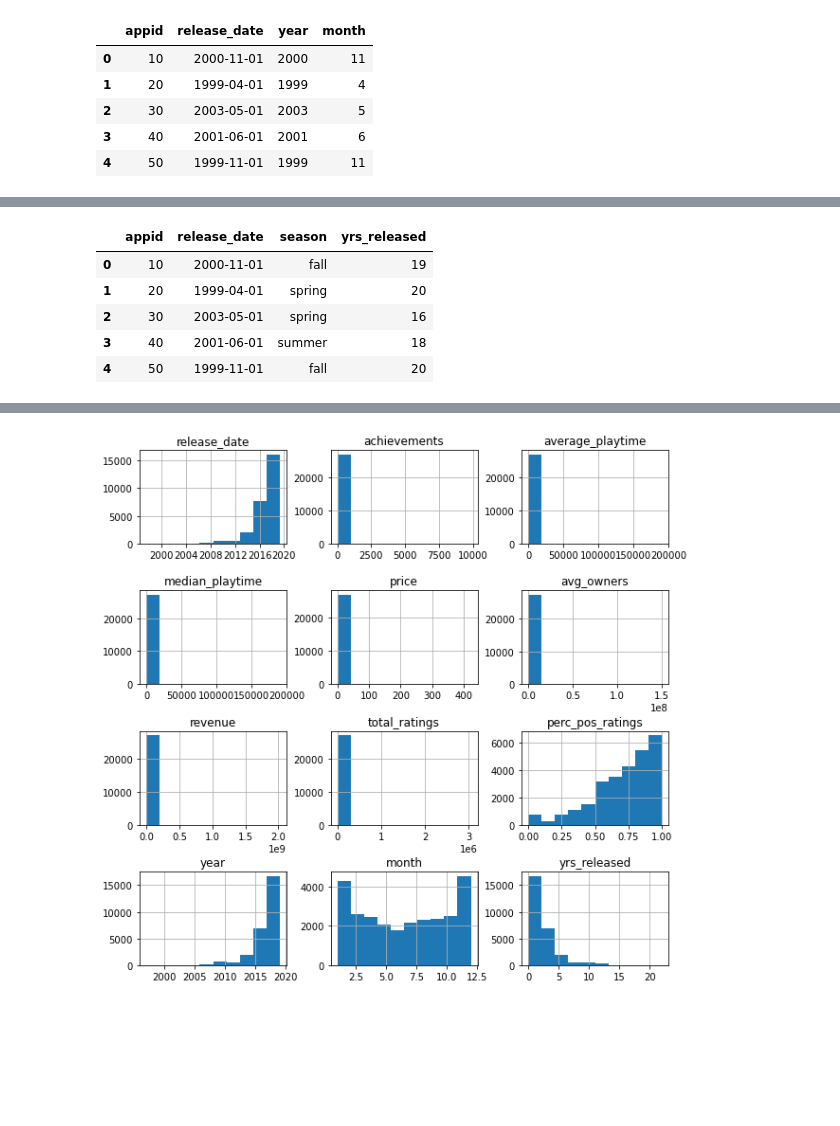
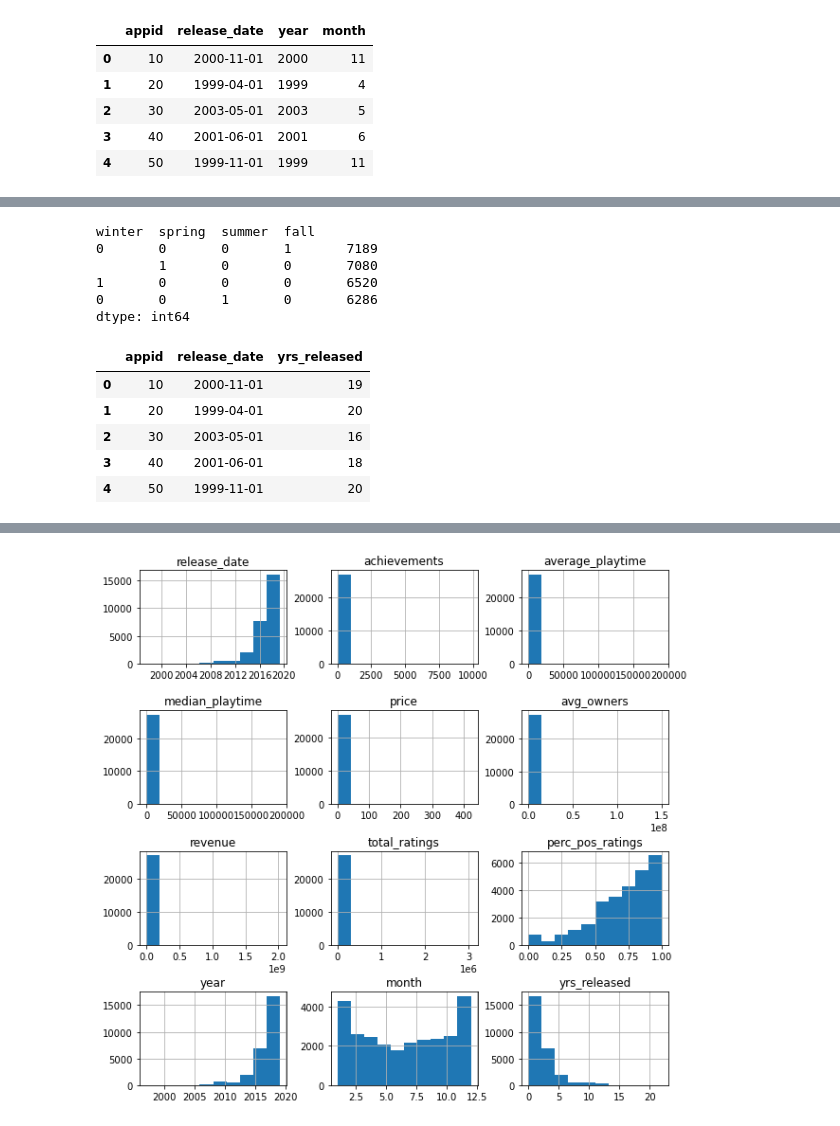
Before and after one commit to divzueri/Springboard, a Jupyter notebook: Capstone2/notebooks/2_Data_Wrangling.ipynb, the cells around one changed output, grey strips where cells are left out. Cells and saved outputs as stored; diff of their text form; code cells hidden in the pictures; blank space fills up the shorter version.

Commit message:
Changed season to one hot encoding

```diff
--- a/Capstone2/notebooks/2_Data_Wrangling.ipynb
+++ b/Capstone2/notebooks/2_Data_Wrangling.ipynb
@@ -239,6 +239,6 @@ steam_df[['appid','release_date','year','month']].head()
 | 3 | 40 | 2001-06-01 | 2001 | 6 |
 | 4 | 50 | 1999-11-01 | 1999 | 11 |
 # %%
-# Create season column
-steam_df['season'] = pd.cut(steam_df['month'], bins=[0,2,5,8,11,12], labels=['winter','spring','summer','fall','winter '])
-steam_df[['appid','release_date','year','month','season']].head()
+# Create season columns
+#steam_df['season'] = pd.cut(steam_df['month'], bins=[0,2,5,8,11,12], labels=['winter','spring','summer','fall','winter '])
+#steam_df[['appid','release_date','year','month','season']].head()
@@ -252,14 +279,24 @@ steam_df[['appid','release_date','year','month','season']].head()
+# %%
+# See how many games there are per season
+steam_df[['winter', 'spring', 'summer', 'fall']].value_counts()
+# %% [output]
+winter  spring  summer  fall
+0       0       0       1       7189
+        1       0       0       7080
+1       0       0       0       6520
+0       0       1       0       6286
+dtype: int64
 # %%
 # Years since release (subtracting from 2019)
 steam_df['yrs_released'] = 2019-steam_df['year']
-steam_df[['appid','release_date','season','yrs_released']].head()
+steam_df[['appid','release_date','yrs_released']].head()
 # %% [output]
-|  | appid | release_date | season | yrs_released |
-| 0 | 10 | 2000-11-01 | fall | 19 |
-| 1 | 20 | 1999-04-01 | spring | 20 |
-| 2 | 30 | 2003-05-01 | spring | 16 |
-| 3 | 40 | 2001-06-01 | summer | 18 |
-| 4 | 50 | 1999-11-01 | fall | 20 |
+|  | appid | release_date | yrs_released |
+| 0 | 10 | 2000-11-01 | 19 |
+| 1 | 20 | 1999-04-01 | 20 |
+| 2 | 30 | 2003-05-01 | 16 |
+| 3 | 40 | 2001-06-01 | 18 |
+| 4 | 50 | 1999-11-01 | 20 |
 # %%
 round(steam_df.describe().T, 3)
 # %% [output]
```
Also changed, not shown: parts of 21 cells of this notebook, 1 other file.
